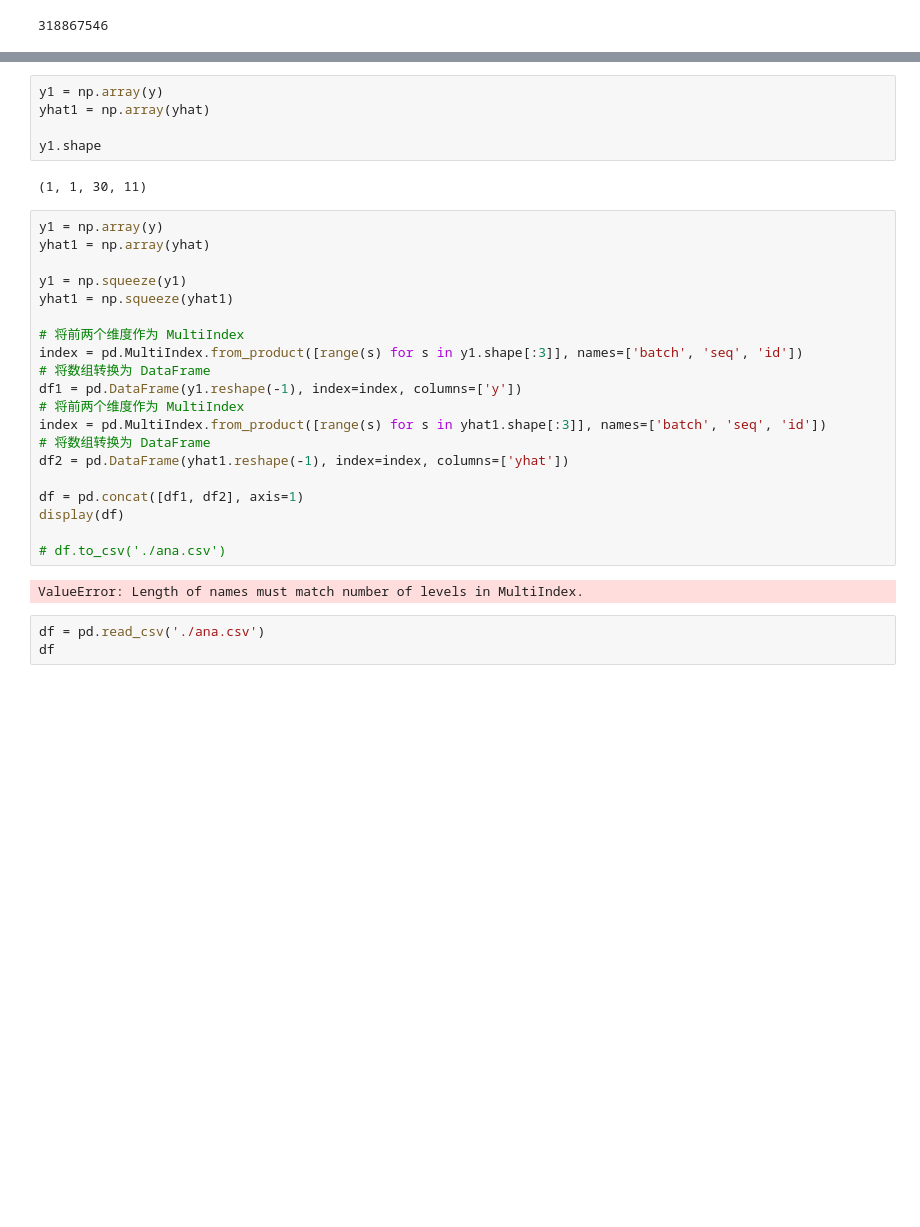
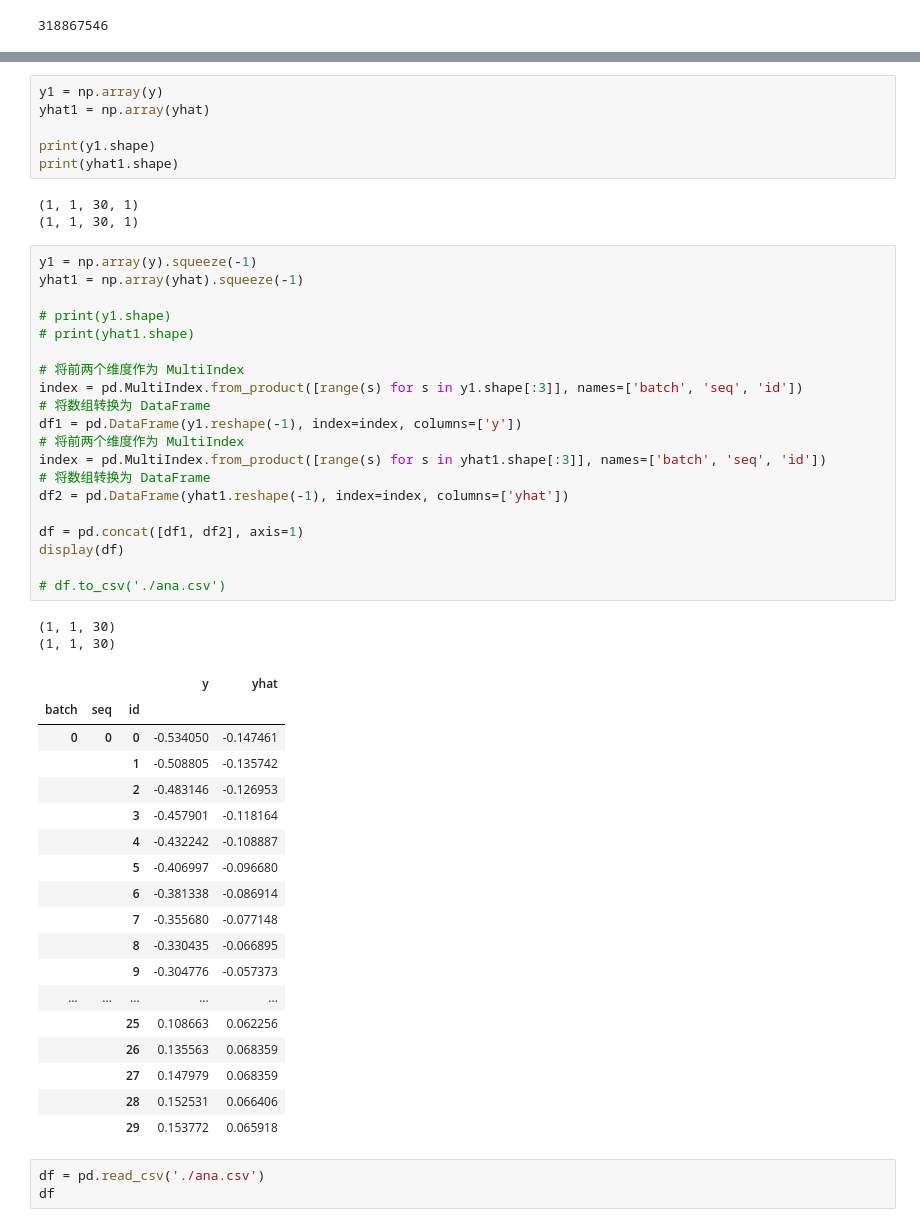
Before and after one commit to Ralphson/BatteryGPT, a Jupyter notebook: Time-LLM-main/ana_model_pred.ipynb, the cells around one changed output, grey strips where cells are left out. Saved outputs shown, nothing was run; the diff lists cells and outputs as text; blank space fills up the shorter version.

```diff
--- a/Time-LLM-main/ana_model_pred.ipynb
+++ b/Time-LLM-main/ana_model_pred.ipynb
@@ -174,31 +173,52 @@ batch 0
 y1 = np.array(y)
 yhat1 = np.array(yhat)
 
-y1.shape
+print(y1.shape)
+print(yhat1.shape)
 # %% [output]
-(1, 1, 30, 11)
+(1, 1, 30, 1)
+(1, 1, 30, 1)
 # %%
-y1 = np.array(y)
-yhat1 = np.array(yhat)
+y1 = np.array(y).squeeze(-1)
+yhat1 = np.array(yhat).squeeze(-1)
 
-y1 = np.squeeze(y1)
-yhat1 = np.squeeze(yhat1)
+# print(y1.shape)
+# print(yhat1.shape)
 
 # 将前两个维度作为 MultiIndex
 index = pd.MultiIndex.from_product([range(s) for s in y1.shape[:3]], names=['batch', 'seq', 'id'])
 # 将数组转换为 DataFrame
 df1 = pd.DataFrame(y1.reshape(-1), index=index, columns=['y'])
 # 将前两个维度作为 MultiIndex
 index = pd.MultiIndex.from_product([range(s) for s in yhat1.shape[:3]], names=['batch', 'seq', 'id'])
 # 将数组转换为 DataFrame
 df2 = pd.DataFrame(yhat1.reshape(-1), index=index, columns=['yhat'])
 
 df = pd.concat([df1, df2], axis=1)
 display(df)
 
 # df.to_csv('./ana.csv')
 # %% [output]
-ValueError: Length of names must match number of levels in MultiIndex.
+(1, 1, 30)
+(1, 1, 30)
+|  |  |  | y | yhat |
+| batch | seq | id |  |  |
+| 0 | 0 | 0 | -0.534050 | -0.147461 |
+|  |  | 1 | -0.508805 | -0.135742 |
+|  |  | 2 | -0.483146 | -0.126953 |
+|  |  | 3 | -0.457901 | -0.118164 |
+|  |  | 4 | -0.432242 | -0.108887 |
+|  |  | 5 | -0.406997 | -0.096680 |
+|  |  | 6 | -0.381338 | -0.086914 |
+|  |  | 7 | -0.355680 | -0.077148 |
+|  |  | 8 | -0.330435 | -0.066895 |
+|  |  | 9 | -0.304776 | -0.057373 |
+| ... | ... | ... | ... | ... |
+|  |  | 25 | 0.108663 | 0.062256 |
+|  |  | 26 | 0.135563 | 0.068359 |
+|  |  | 27 | 0.147979 | 0.068359 |
+|  |  | 28 | 0.152531 | 0.066406 |
+|  |  | 29 | 0.153772 | 0.065918 |
 # %%
 df = pd.read_csv('./ana.csv')
 df
```
Also changed, not shown: parts of 1 cell of this notebook, 2 other files.
